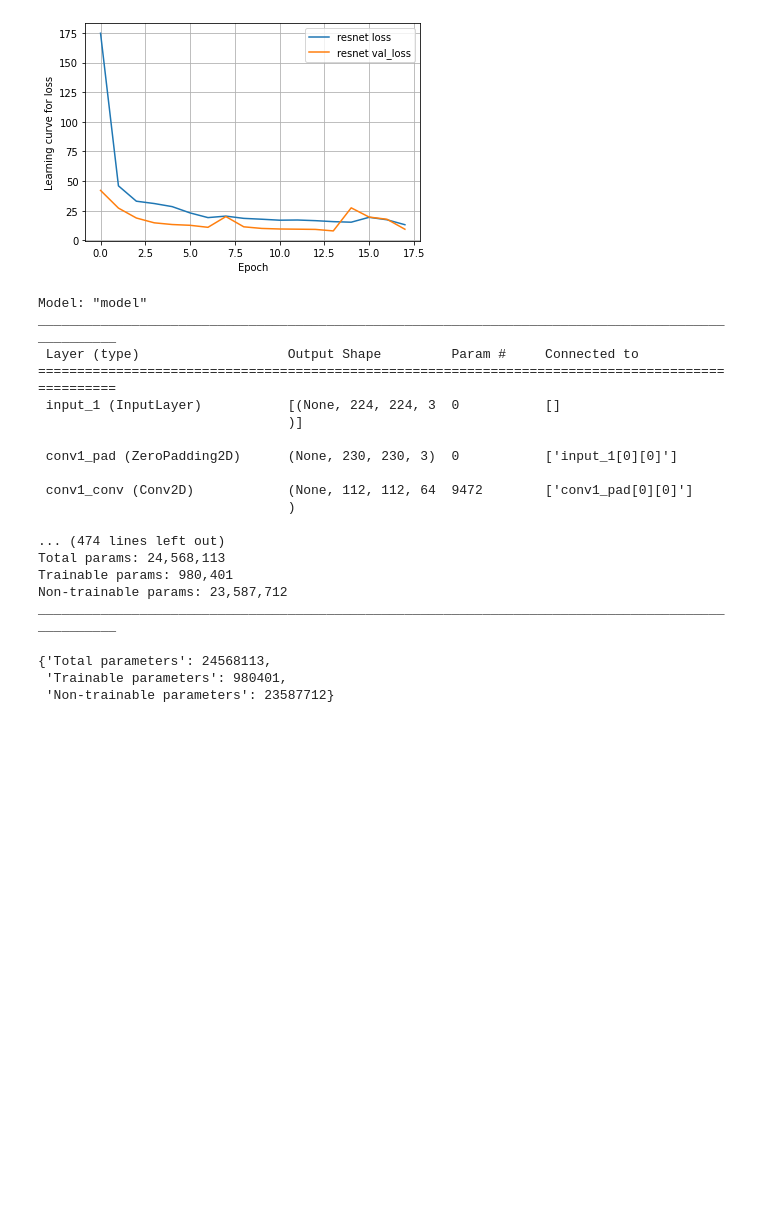
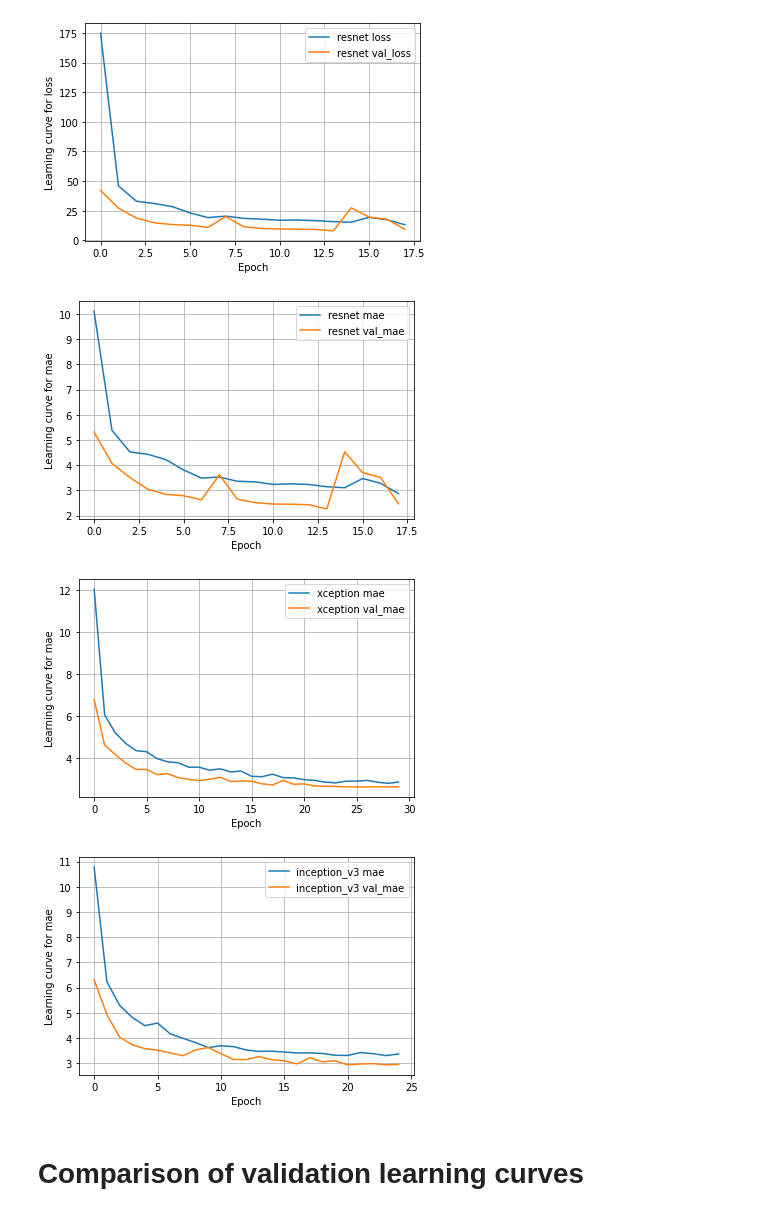
Before and after one commit to PashaIanko/Kaggle.CrowdCounting, a Jupyter notebook: 1_model_comparison.ipynb, the cells around one changed output. Saved outputs shown, nothing was run; the diff lists cells and outputs as text; code cells hidden in the pictures; blank space fills up the shorter version.

```diff
--- a/1_model_comparison.ipynb
+++ b/1_model_comparison.ipynb
@@ -656,32 +659,19 @@ plot_history(
 )
 # %% [output]
 [figure]
-# %%
-resnet.unfreeze_n_layers(7)
-resnet.model.summary()
-# %% [output]
-Model: "model"
-__________________________________________________________________________________________________
- Layer (type)                   Output Shape         Param #     Connected to
-==================================================================================================
- input_1 (InputLayer)           [(None, 224, 224, 3  0           []
-                                )]
-
- conv1_pad (ZeroPadding2D)      (None, 230, 230, 3)  0           ['input_1[0][0]']
-
- conv1_conv (Conv2D)            (None, 112, 112, 64  9472        ['conv1_pad[0][0]']
-                                )
-
-... (474 lines left out)
-Total params: 24,568,113
-Trainable params: 980,401
-Non-trainable params: 23,587,712
-__________________________________________________________________________________________________
-# %%
-
-
-count_parameters(resnet.model)
-# %% [output]
-{'Total parameters': 24568113,
- 'Trainable parameters': 980401,
- 'Non-trainable parameters': 23587712}
+# %%
+for model_name, model_object in MODELS.items():
+    plot_history(
+        {
+            model_object.name: os.path.join(
+                manager.models_trial_path, f'{model_object.name}.csv'
+            )
+        },
+        metrics_='mae'
+    )
+# %% [output]
+[figure, added]
+[figure, added]
+[figure, added]
+# %% [markdown]
+# Comparison of validation learning curves
```
Also changed, not shown: parts of 19 cells of this notebook.
